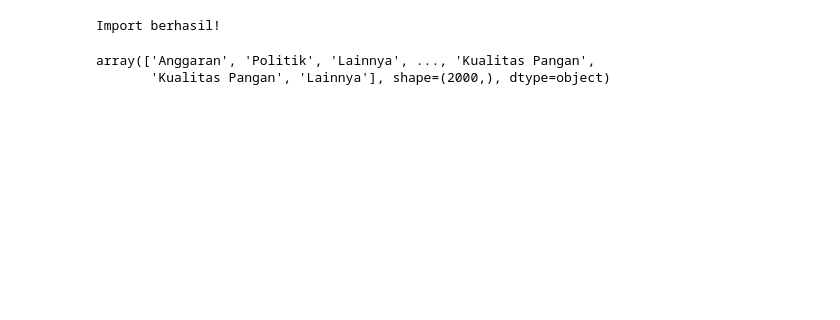
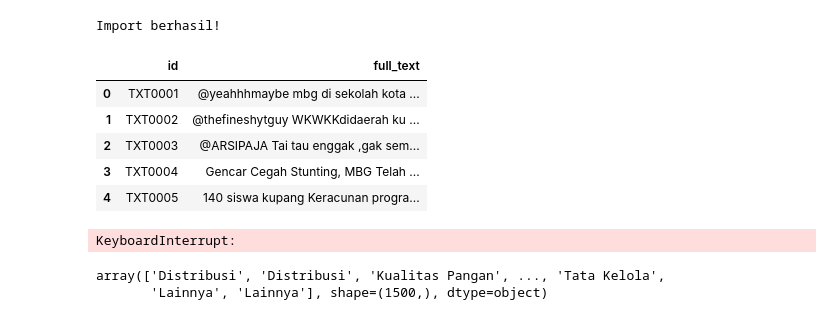
Before and after one commit to Requereves/BDC-2025, a Jupyter notebook: main.ipynb, the cells around one changed output. Saved outputs shown, nothing was run; the diff lists cells and outputs as text; code cells hidden in the pictures; blank space fills up the shorter version.

```diff
--- a/main.ipynb
+++ b/main.ipynb
@@ -661,7 +643,23 @@ print("Import berhasil!")
 # %% [output]
 Import berhasil!
 # %%
-y_pred
+
+
+train_hasil = pd.DataFrame({
+
+    'Prediksi': y_pred
+})
+
+train_hasil.to_excel('hasil_svm.xlsx', index=False)
-# %% [output]
-array(['Anggaran', 'Politik', 'Lainnya', ..., 'Kualitas Pangan',
-       'Kualitas Pangan', 'Lainnya'], shape=(2000,), dtype=object)
+# %%
+test = pd.read_excel("excel/case_1_text_to_predict.xlsx")
+
+# test['clean_text'] = test['full_text'].apply(clean_text)
+test.head()
+# %% [output]
+|  | id | full_text |
+| 0 | TXT0001 | @yeahhhmaybe mbg di sekolah kota ... |
+| 1 | TXT0002 | @thefineshytguy WKWKKdidaerah ku ... |
+| 2 | TXT0003 | @ARSIPAJA Tai tau enggak ,gak sem... |
+| 3 | TXT0004 | Gencar Cegah Stunting, MBG Telah ... |
+| 4 | TXT0005 | 140 siswa kupang Keracunan progra... |
@@ -667,0 +670,9 @@ array(['Anggaran', 'Politik', 'Lainnya', ..., 'Kualitas Pangan',
+# %%
+prediksi = model_linear.predict(X_new)
+# %% [output]
+KeyboardInterrupt:
+# %%
+prediksi
+# %% [output]
+array(['Distribusi', 'Distribusi', 'Kualitas Pangan', ..., 'Tata Kelola',
+       'Lainnya', 'Lainnya'], shape=(1500,), dtype=object)
```
Also changed, not shown: parts of 5 cells of this notebook.
